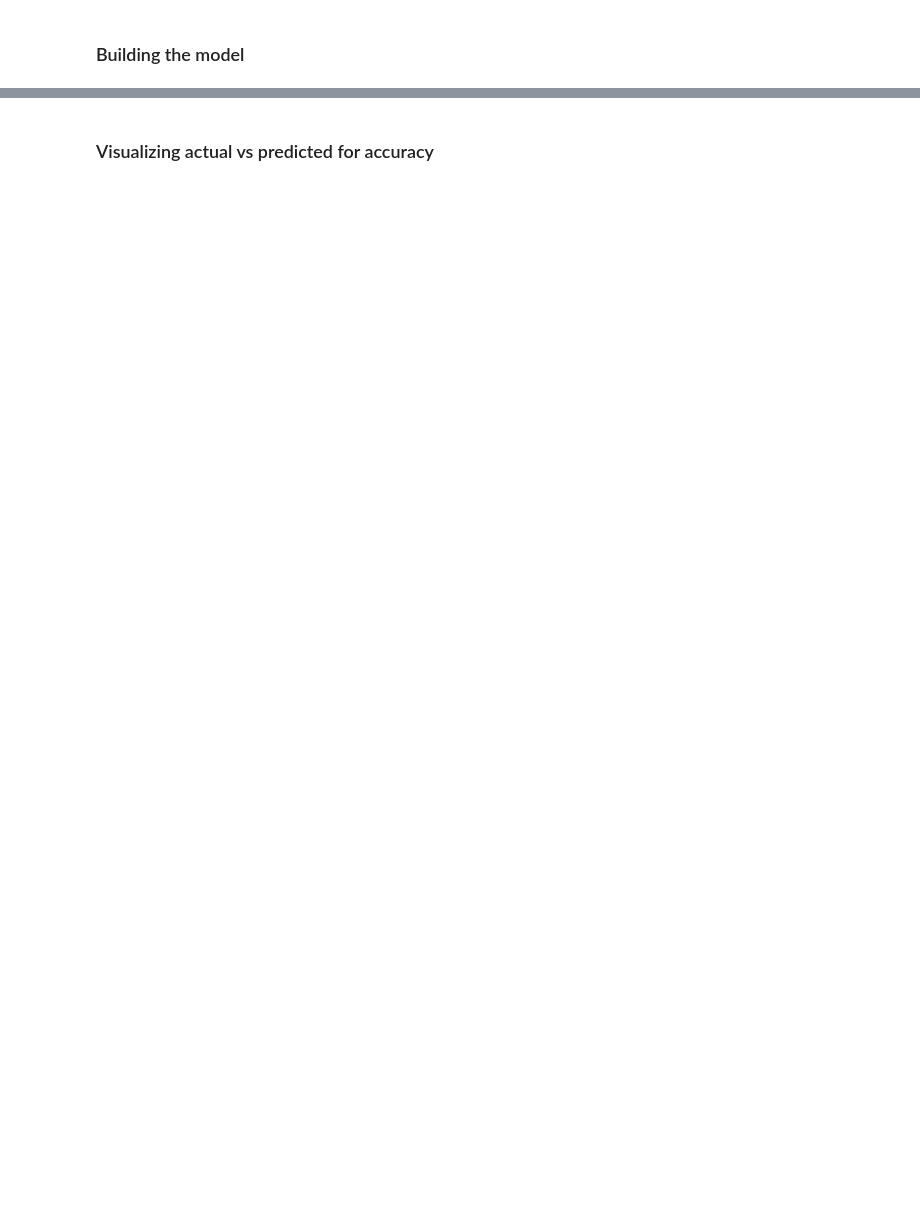
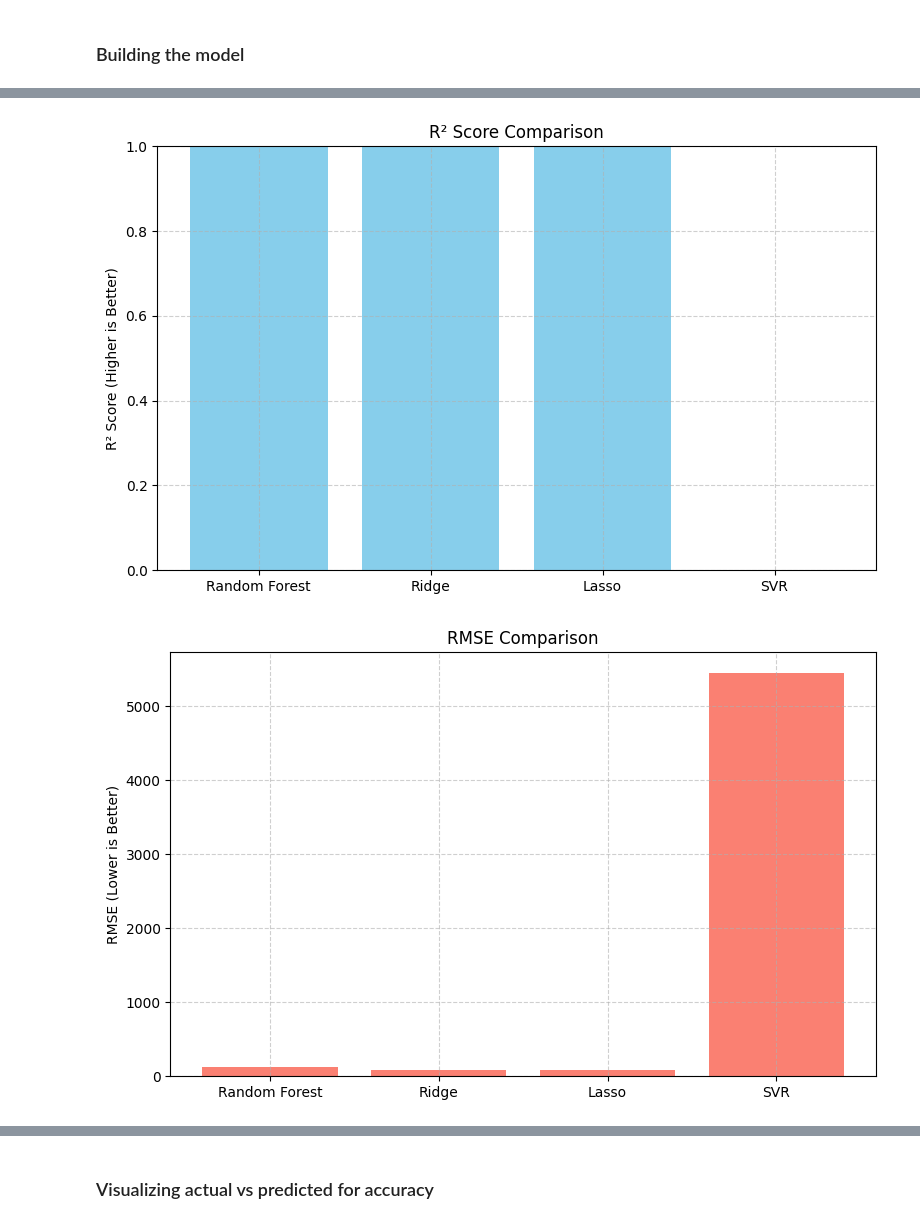
Before and after one commit to CrustyLox/salary-prediction, a Jupyter notebook: Salary.ipynb, the cells around one changed output, grey strips where cells are left out. Saved outputs shown, nothing was run; the diff lists cells and outputs as text; code cells hidden in the pictures; blank space fills up the shorter version.

```diff
--- a/Salary.ipynb
+++ b/Salary.ipynb
@@ -317,8 +382,0 @@ y_pred_sal = salary_regressor.predict(X_test_sal)
-# %%
-# Evaluation
-r2 = r2_score(y_test_sal, y_pred_sal)
-rmse = np.sqrt(mean_squared_error(y_test_sal, y_pred_sal))
-
-print("\nRegression Model Evaluation for Future Salary Prediction:")
-print(f"R² Score: {r2:.4f}")
-print(f"Root Mean Squared Error (RMSE): {rmse:.2f}")
@@ -328,0 +466,37 @@ Root Mean Squared Error (RMSE): 122.22
+# %%
+models = [r['model'] for r in regression_results]
+r2_scores = [r['r2'] for r in regression_results]
+rmse_scores = [r['rmse'] for r in regression_results]
+mape_scores = [r['mape'] for r in regression_results]
+
+
+# Plot R² Scores
+plt.figure(figsize=(8,5))
+plt.bar(models, r2_scores, color='skyblue')
+plt.title('R² Score Comparison')
+plt.ylabel('R² Score (Higher is Better)')
+plt.ylim(0, 1)
+plt.grid(True, linestyle='--', alpha=0.6)
+plt.tight_layout()
+plt.show()
+
+# Plot RMSE
+plt.figure(figsize=(8,5))
+plt.bar(models, rmse_scores, color='salmon')
+plt.title('RMSE Comparison')
+plt.ylabel('RMSE (Lower is Better)')
+plt.grid(True, linestyle='--', alpha=0.6)
+plt.tight_layout()
+plt.show()
+
+# Plot MAPE
+plt.figure(figsize=(8,5))
+plt.bar(models, mape_scores, color='mediumseagreen')
+plt.title('MAPE Comparison')
+plt.ylabel('MAPE % (Lower is Better)')
+plt.grid(True, linestyle='--', alpha=0.6)
+plt.tight_layout()
+plt.show()
+# %% [output]
+[figure, added]
+[figure, added]
```
Also changed, not shown: parts of 18 cells of this notebook.
